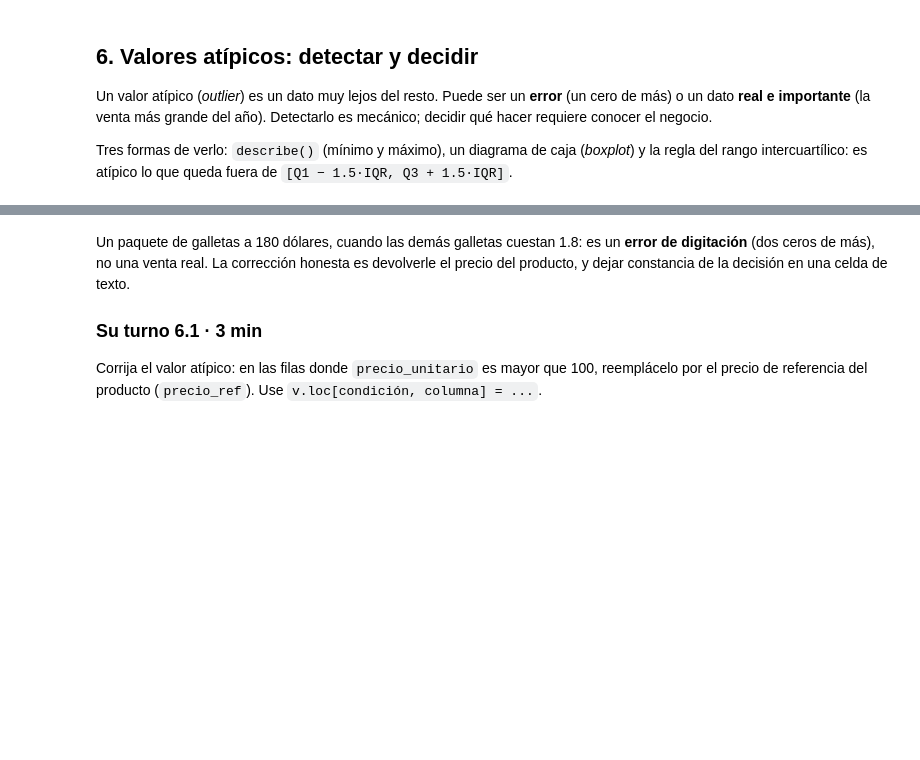
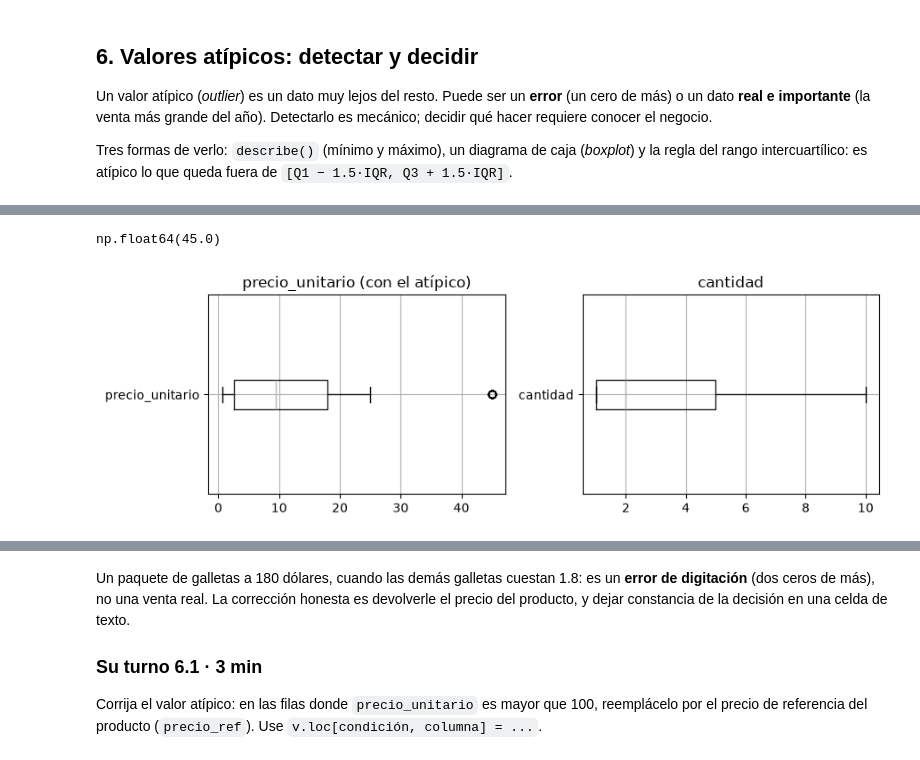
Before and after one commit to 0Kazu/Fundamentos-de-CDIA, a Jupyter notebook: sesion5/S7_Notebook_Clase_Limpieza.ipynb, the cells around one changed output, grey strips where cells are left out. Drawn from its saved outputs; the diff is of its cells as text; code cells hidden in the pictures; blank space fills up the shorter version.

```diff
--- a/sesion5/S7_Notebook_Clase_Limpieza.ipynb
+++ b/sesion5/S7_Notebook_Clase_Limpieza.ipynb
@@ -332,12 +447,22 @@ v["precio_unitario"].describe()
+# %%
+atipico = v["precio_unitario"] > 100
+v.loc[atipico, "precio_unitario"] = precio_ref[atipico]
+v["precio_unitario"].max()
+# 45.0
+# %% [output]
+np.float64(45.0)
 # %%
 import matplotlib.pyplot as plt
 
 fig, ejes = plt.subplots(1, 2, figsize=(9, 3))
-v.boxplot(column="precio_unitario", ax=ejes[0])
+v.boxplot(column="precio_unitario", ax=ejes[0], vert=False)
 ejes[0].set_title("precio_unitario (con el atípico)")
-v.boxplot(column="cantidad", ax=ejes[1])
+
+v.boxplot(column="cantidad", ax=ejes[1], vert=False)
 ejes[1].set_title("cantidad")
 plt.tight_layout()
+# %% [output]
+[figure, added]
 # %%
 q1, q3 = v["precio_unitario"].quantile([0.25, 0.75])
 iqr = q3 - q1
```
Also changed, not shown: parts of 23 cells of this notebook, 7 other files.
